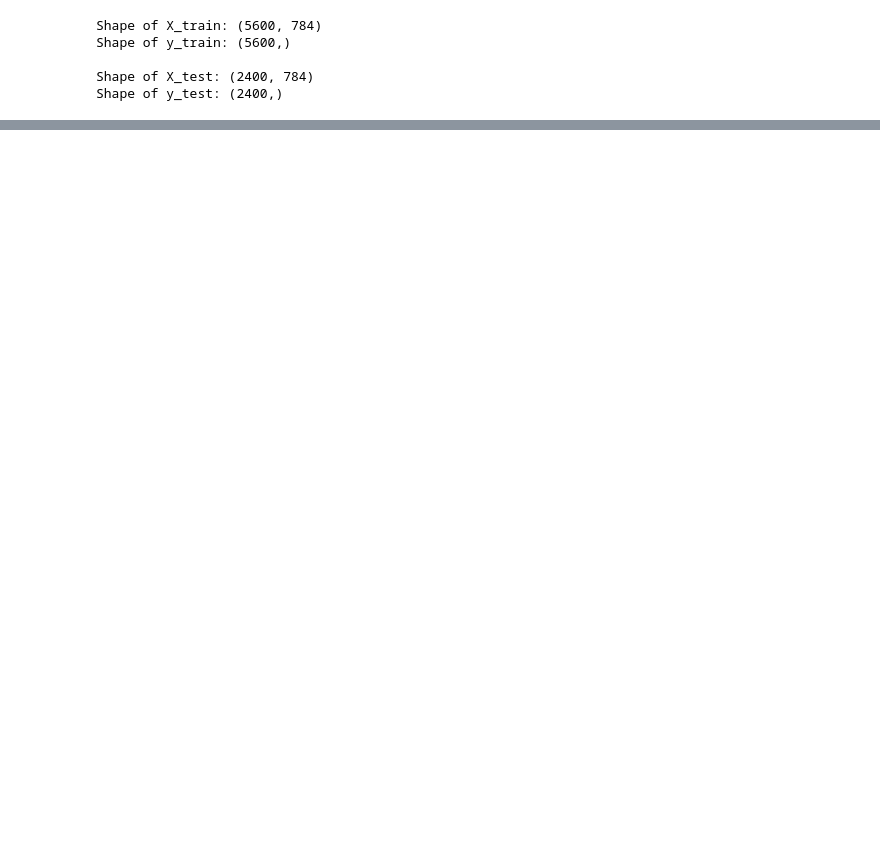
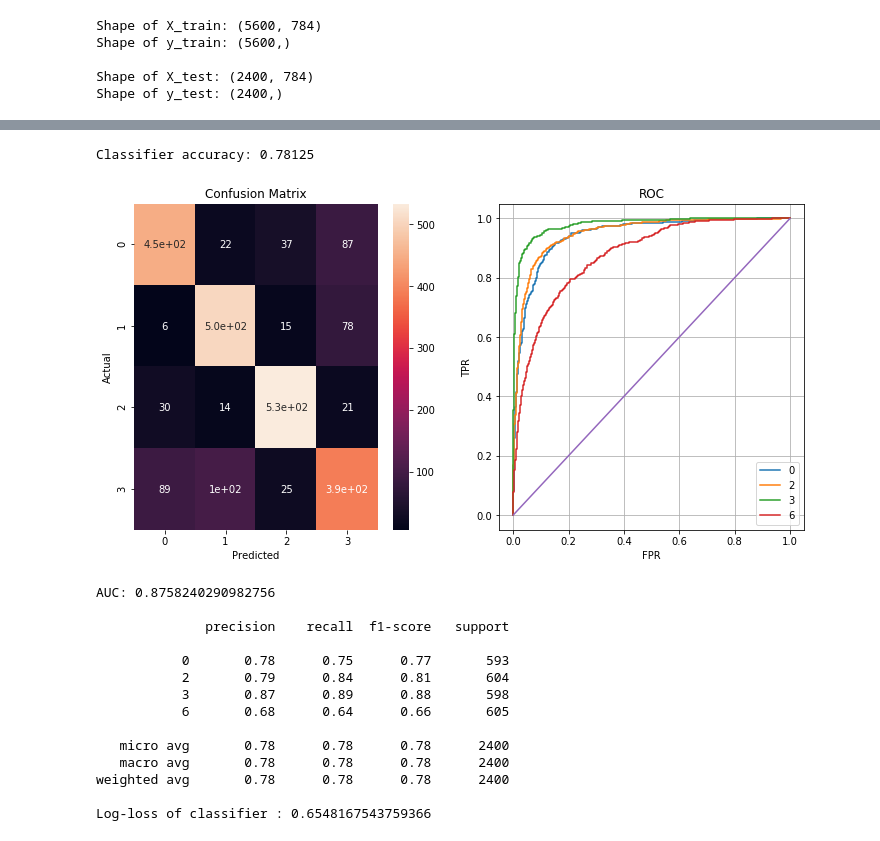
Before and after one commit to TheAnkurPandey/MIDASS_SIT, a Jupyter notebook: CV_Problem/ImageClassificationTask.ipynb, the cells around one changed output, grey strips where cells are left out. Saved outputs shown, nothing was run; the diff lists cells and outputs as text; code cells hidden in the pictures; blank space fills up the shorter version.

```diff
--- a/CV_Problem/ImageClassificationTask.ipynb
+++ b/CV_Problem/ImageClassificationTask.ipynb
@@ -121,0 +223,28 @@ Shape of y_test: (2400,)
+# %%
+from sklearn.linear_model import LogisticRegression
+from sklearn.model_selection import GridSearchCV
+
+# tuned_parameter = {'C':[10**-4, 10**-3, 10**-2, 10**-1, 10**0, 10**1, 10**2, 10**3, 10**4]}
+# clf = GridSearchCV(LogisticRegression(random_state=0, solver='lbfgs', multi_class='multinomial'),
+#                   tuned_parameter, scoring='accuracy', n_jobs=-1)
+
+clf = LogisticRegression(random_state=0, solver='lbfgs', multi_class='multinomial', n_jobs=-1)
+
+train_the_classifier_and_analyse_the_test_results(clf, X_train, y_train, X_test, y_test)
+# %% [output]
+Classifier accuracy: 0.78125
+[figure, added]
+AUC: 0.8758240290982756
+
+              precision    recall  f1-score   support
+
+           0       0.78      0.75      0.77       593
+           2       0.79      0.84      0.81       604
+           3       0.87      0.89      0.88       598
+           6       0.68      0.64      0.66       605
+
+   micro avg       0.78      0.78      0.78      2400
+   macro avg       0.78      0.78      0.78      2400
+weighted avg       0.78      0.78      0.78      2400
+
+Log-loss of classifier : 0.6548167543759366
```
Also changed, not shown: parts of 11 cells of this notebook, 1 other file.
